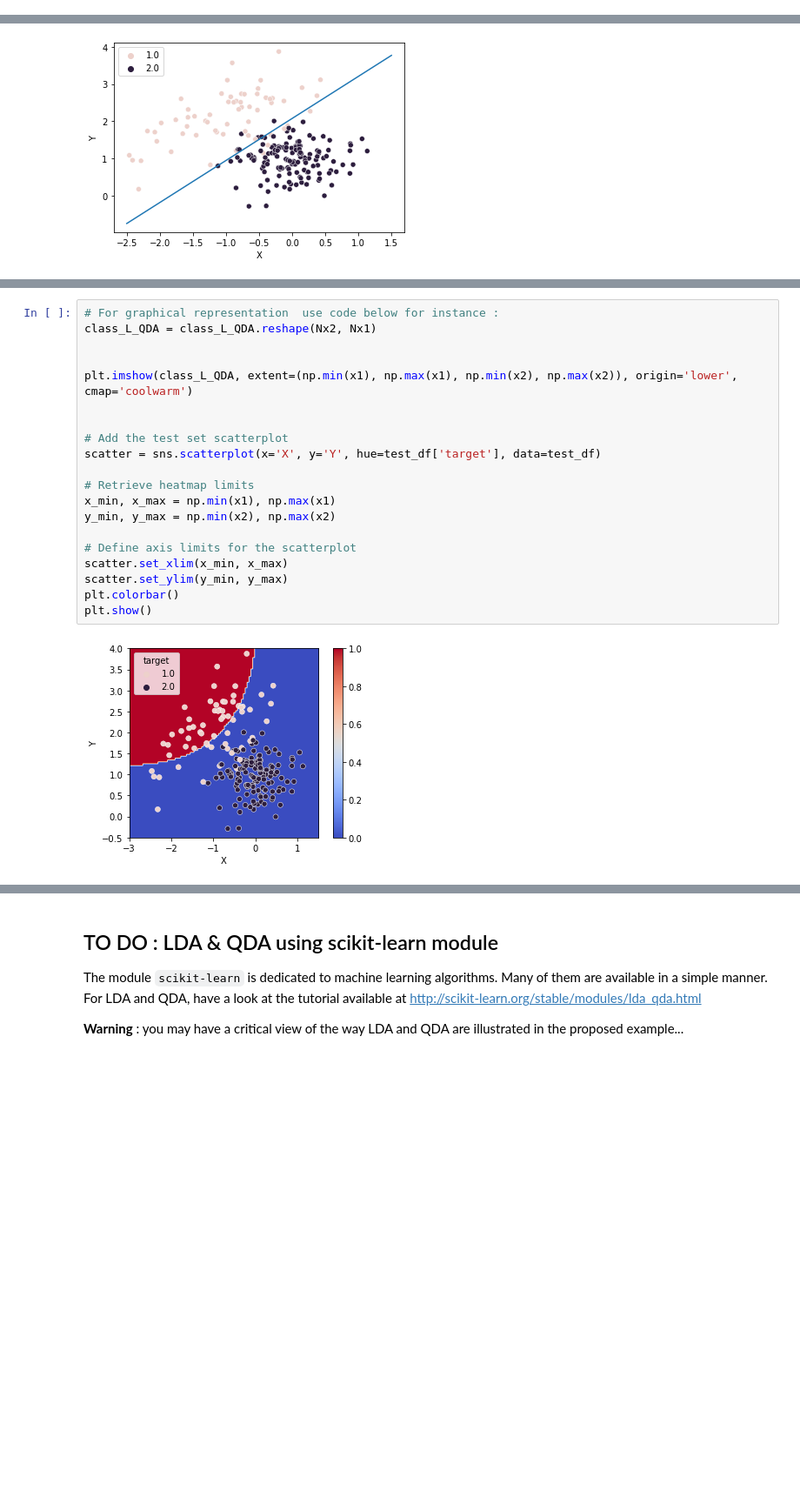
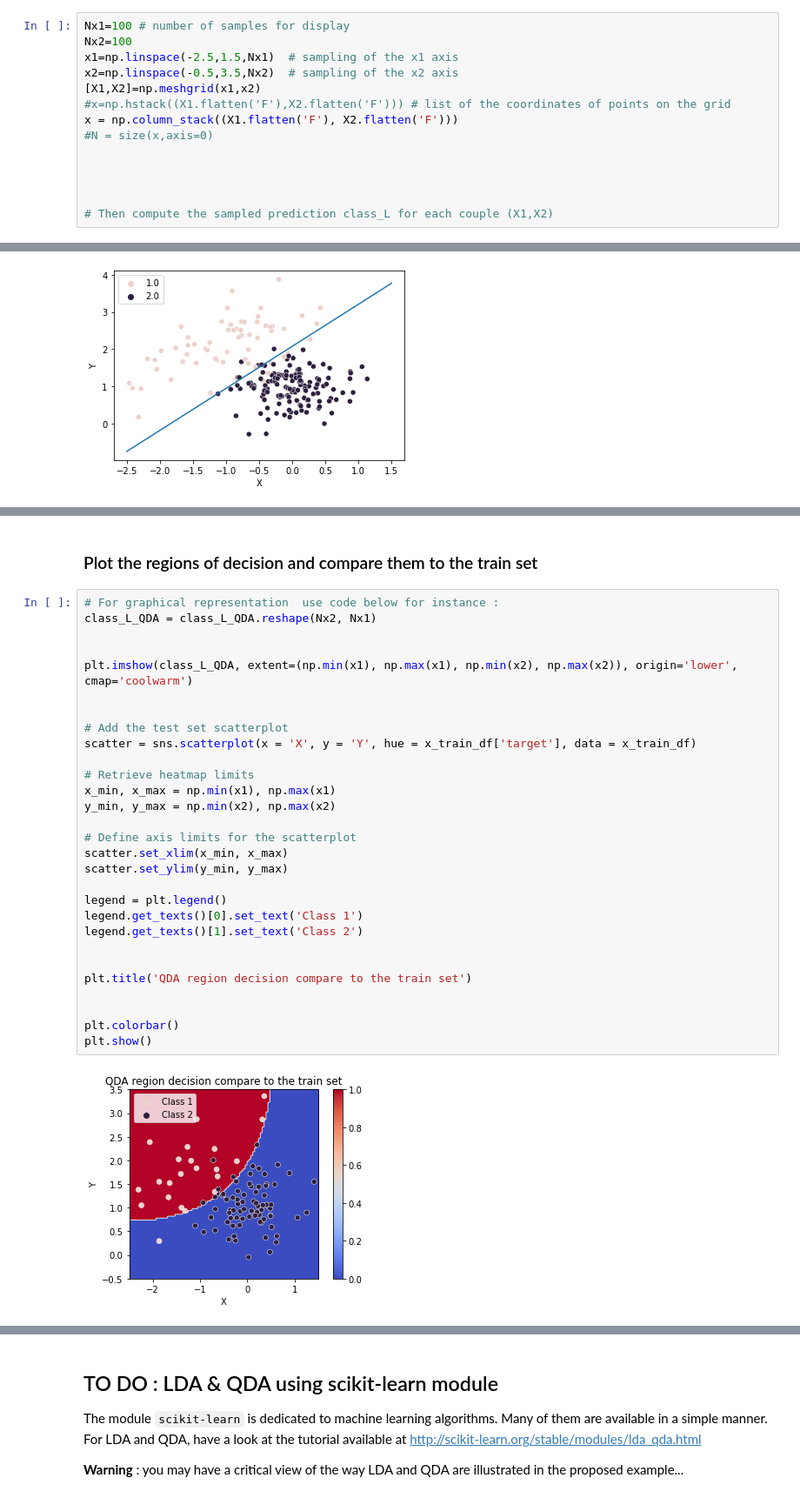
Before and after one commit to jeremdesno/python_sdia, a Jupyter notebook: TP A&D/TP2_LDA_QDA/TP2_LDA_QDA.ipynb, the cells around one changed output, grey strips where cells are left out. Shown: that part at 87% size. Saved outputs shown, nothing was run; the diff lists cells and outputs as text; blank space fills up the shorter version.

```diff
--- a/TP A&D/TP2_LDA_QDA/TP2_LDA_QDA.ipynb
+++ b/TP A&D/TP2_LDA_QDA/TP2_LDA_QDA.ipynb
@@ -225,0 +158,14 @@ C2_t = 22.0
+# %%
+Nx1=100 # number of samples for display
+Nx2=100
+x1=np.linspace(-2.5,1.5,Nx1)  # sampling of the x1 axis
+x2=np.linspace(-0.5,3.5,Nx2)  # sampling of the x2 axis
+[X1,X2]=np.meshgrid(x1,x2)
+#x=np.hstack((X1.flatten('F'),X2.flatten('F'))) # list of the coordinates of points on the grid
+x = np.column_stack((X1.flatten('F'), X2.flatten('F')))
+#N = size(x,axis=0)
+
+
+
+
+# Then compute the sampled prediction class_L for each couple (X1,X2)
@@ -335,22 +359,33 @@ print(class_L_QDA.shape, class_L_QDA)
+# %% [markdown]
+### Plot the regions of decision and compare them to the train set
 # %%
 # For graphical representation  use code below for instance :
 class_L_QDA = class_L_QDA.reshape(Nx2, Nx1)
 
 
 plt.imshow(class_L_QDA, extent=(np.min(x1), np.max(x1), np.min(x2), np.max(x2)), origin='lower', cmap='coolwarm')
 
 
 # Add the test set scatterplot
-scatter = sns.scatterplot(x='X', y='Y', hue=test_df['target'], data=test_df)
+scatter = sns.scatterplot(x = 'X', y = 'Y', hue = x_train_df['target'], data = x_train_df)
 
 # Retrieve heatmap limits
 x_min, x_max = np.min(x1), np.max(x1)
 y_min, y_max = np.min(x2), np.max(x2)
 
 # Define axis limits for the scatterplot
 scatter.set_xlim(x_min, x_max)
 scatter.set_ylim(y_min, y_max)
+
+legend = plt.legend()
+legend.get_texts()[0].set_text('Class 1')
+legend.get_texts()[1].set_text('Class 2')
+
+
+plt.title('QDA region decision compare to the train set')
+
+
 plt.colorbar()
 plt.show()
 # %% [output]
-[figure, old version]
+[figure, new version]
```
Also changed, not shown: parts of 78 cells of this notebook.
